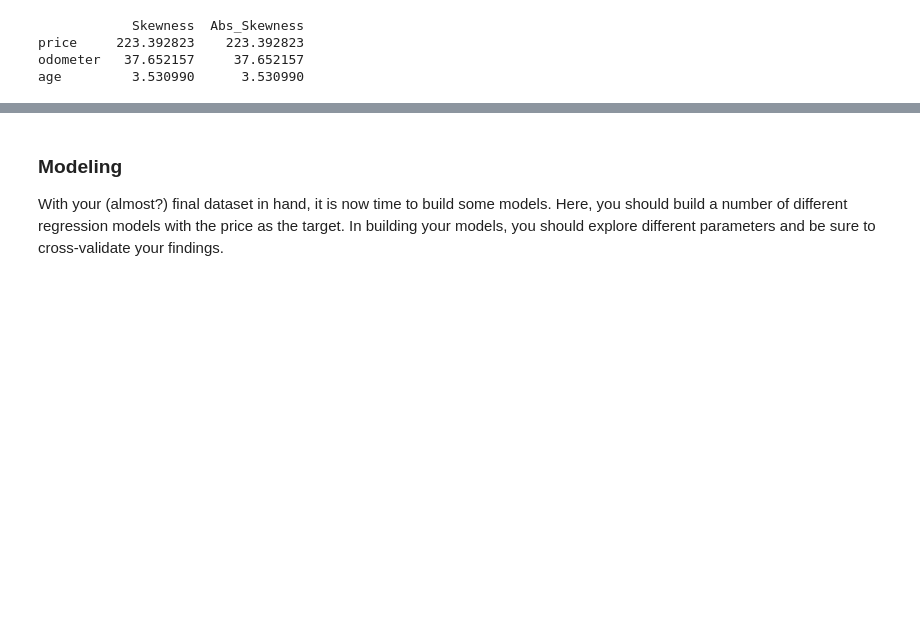
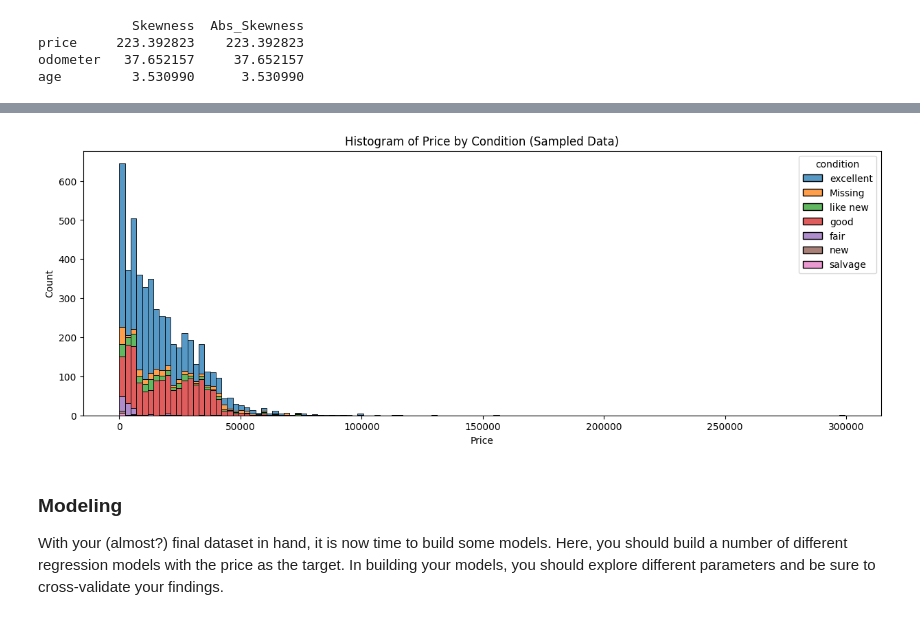
Before and after one commit to chandan-banerjee/used_car_price_model, a Jupyter notebook: prompt_II.ipynb, the cells around one changed output, grey strips where cells are left out. Cells and saved outputs as stored; diff of their text form; code cells hidden in the pictures; blank space fills up the shorter version.

```diff
--- a/prompt_II.ipynb
+++ b/prompt_II.ipynb
@@ -500,3 +492,14 @@ plt.show()
+# %%
+
+
+plt.figure(figsize=(15,5))
+sns.histplot(data=car_data_sample.sample(n=5000, random_state=42), x='price', hue='condition', multiple='stack')
+plt.title('Histogram of Price by Condition (Sampled Data)')
+plt.xlabel('Price')
+plt.ylabel('Count')
+plt.show()
+# %% [output]
+[figure, added]
 # %% [markdown]
 ### Modeling
 
```
Also changed, not shown: parts of 4 cells of this notebook.
